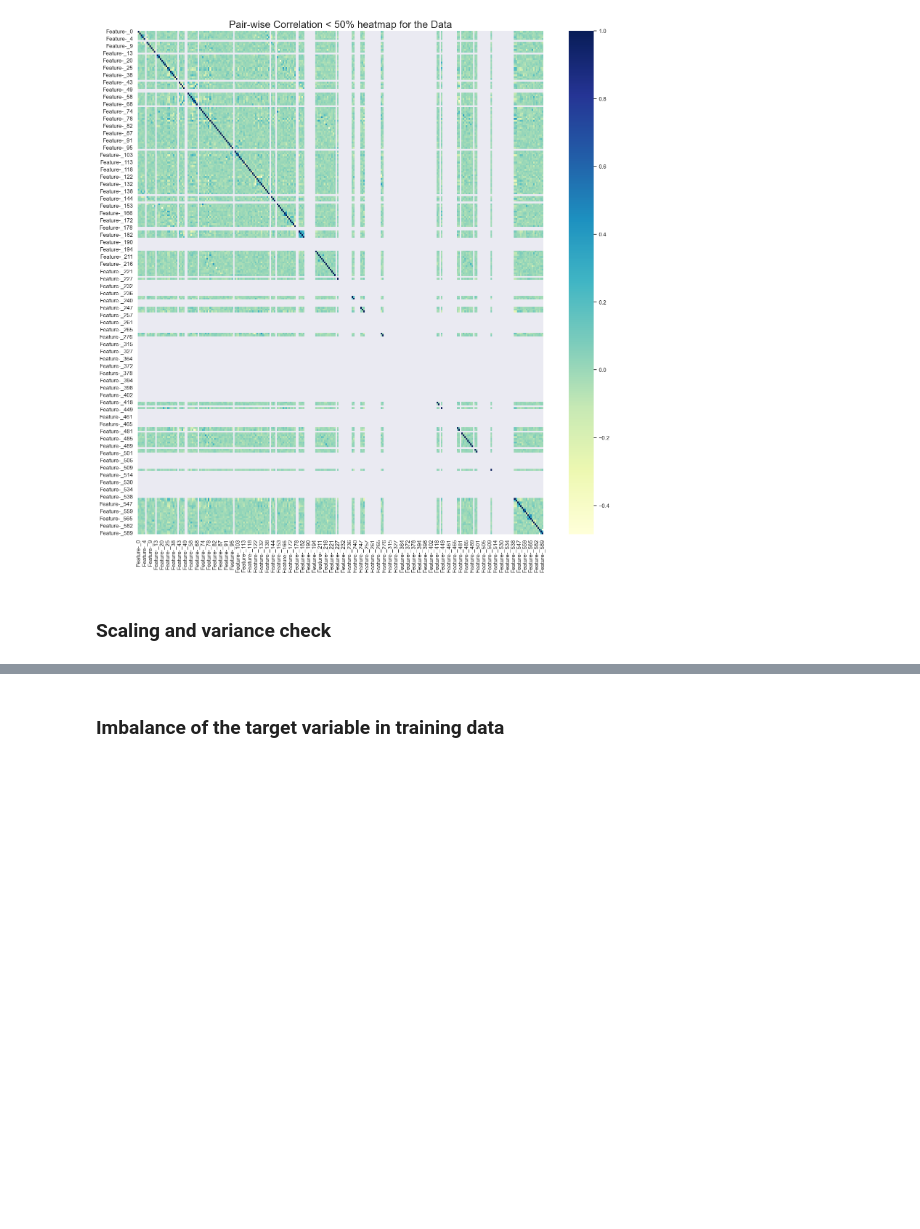
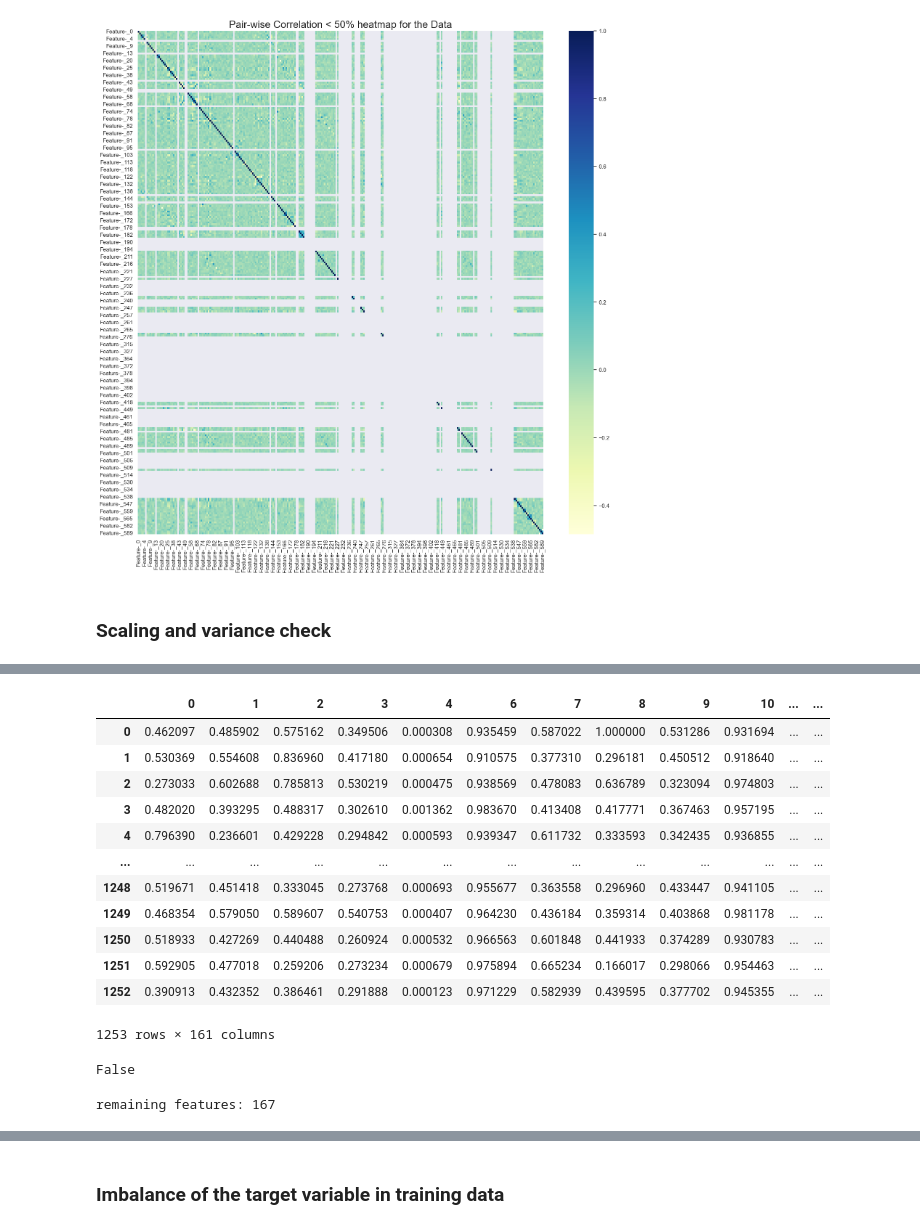
Before and after one commit to ZhitingDu/Machine-Learning, a Jupyter notebook: Secom.ipynb, the cells around one changed output, grey strips where cells are left out. Saved outputs shown, nothing was run; the diff lists cells and outputs as text; code cells hidden in the pictures; blank space fills up the shorter version.

```diff
--- a/Secom.ipynb
+++ b/Secom.ipynb
@@ -426,0 +501,31 @@ Text(0.5, 1.0, 'Pair-wise Correlation < 50% heatmap for the Data')
+# %%
+X_train_var = pd.DataFrame(selector.transform(X_train), columns = selected_cols)
+X_train_var
+# %% [output]
+|  | 0 | 1 | 2 | 3 | 4 | 6 | 7 | 8 | 9 | 10 | ... | ... |
+| 0 | 0.462097 | 0.485902 | 0.575162 | 0.349506 | 0.000308 | 0.935459 | 0.587022 | 1.000000 | 0.531286 | 0.931694 | ... | ... |
+| 1 | 0.530369 | 0.554608 | 0.836960 | 0.417180 | 0.000654 | 0.910575 | 0.377310 | 0.296181 | 0.450512 | 0.918640 | ... | ... |
+| 2 | 0.273033 | 0.602688 | 0.785813 | 0.530219 | 0.000475 | 0.938569 | 0.478083 | 0.636789 | 0.323094 | 0.974803 | ... | ... |
+| 3 | 0.482020 | 0.393295 | 0.488317 | 0.302610 | 0.001362 | 0.983670 | 0.413408 | 0.417771 | 0.367463 | 0.957195 | ... | ... |
+| 4 | 0.796390 | 0.236601 | 0.429228 | 0.294842 | 0.000593 | 0.939347 | 0.611732 | 0.333593 | 0.342435 | 0.936855 | ... | ... |
+| ... | ... | ... | ... | ... | ... | ... | ... | ... | ... | ... | ... | ... |
+| 1248 | 0.519671 | 0.451418 | 0.333045 | 0.273768 | 0.000693 | 0.955677 | 0.363558 | 0.296960 | 0.433447 | 0.941105 | ... | ... |
+| 1249 | 0.468354 | 0.579050 | 0.589607 | 0.540753 | 0.000407 | 0.964230 | 0.436184 | 0.359314 | 0.403868 | 0.981178 | ... | ... |
+| 1250 | 0.518933 | 0.427269 | 0.440488 | 0.260924 | 0.000532 | 0.966563 | 0.601848 | 0.441933 | 0.374289 | 0.930783 | ... | ... |
+| 1251 | 0.592905 | 0.477018 | 0.259206 | 0.273234 | 0.000679 | 0.975894 | 0.665234 | 0.166017 | 0.298066 | 0.954463 | ... | ... |
+| 1252 | 0.390913 | 0.432352 | 0.386461 | 0.291888 | 0.000123 | 0.971229 | 0.582939 | 0.439595 | 0.377702 | 0.945355 | ... | ... |
+1253 rows × 161 columns
+# %%
+X_train_var.isnull().values.any()
+# %% [output]
+False
+# %%
+selector = VarianceThreshold()
+selector.fit(X_test)
+mask = selector.get_support()
+columns = X_test.columns
+selected_cols = columns[mask]
+n_features2 = len(selected_cols)
+print(f'remaining features: {n_features2}')
+# %% [output]
+remaining features: 167
```
Also changed, not shown: parts of 15 cells of this notebook.
